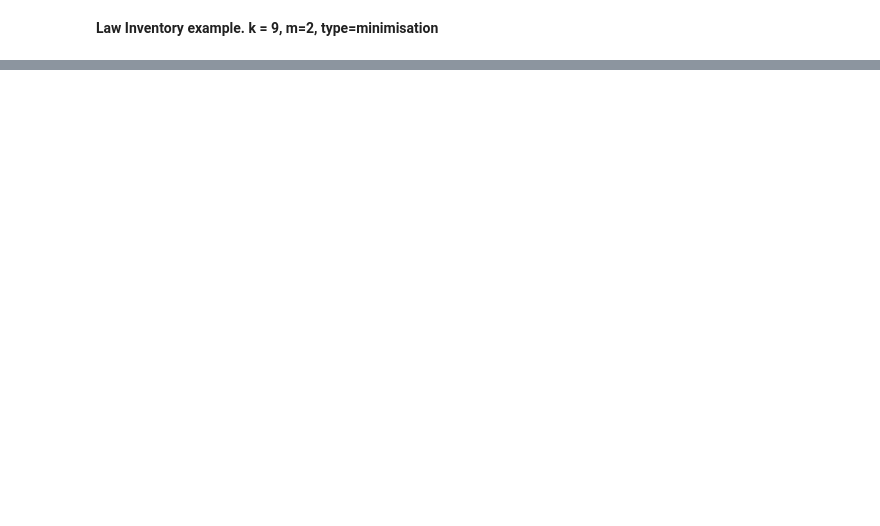
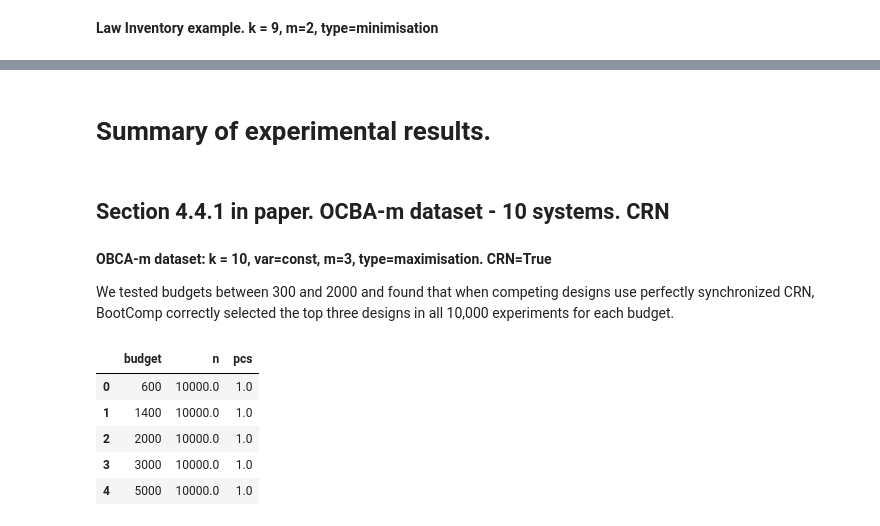
Before and after one commit to CLAHRCWessex/subset-selection-problem, a Jupyter notebook: BootComp_Experiments.ipynb, the cells around one changed output, grey strips where cells are left out. Cells and saved outputs as stored; diff of their text form; code cells hidden in the pictures; blank space fills up the shorter version.

```diff
--- a/BootComp_Experiments.ipynb
+++ b/BootComp_Experiments.ipynb
@@ -425,0 +547,2 @@ pd.DataFrame(results_law_min)
+# %% [markdown]
+# Summary of experimental results.
@@ -425,0 +571,17 @@ pd.DataFrame(results_law_min)
+# %% [markdown]
+## Section 4.4.1 in paper.  OCBA-m dataset - 10 systems. CRN
+# %% [markdown]
+**OBCA-m dataset: k = 10, var=const, m=3, type=maximisation. CRN=True**
+
+We tested budgets between 300 and 2000 and found that when competing designs use perfectly synchronized CRN, BootComp correctly selected the top three designs in all 10,000 experiments for each budget.
+# %%
+budgets = [600, 1400, 2000, 3000, 5000]
+pcs_1 = format_results(results1, budgets)
+pcs_1
+# %% [output]
+|  | budget | n | pcs |
+| 0 | 600 | 10000.0 | 1.0 |
+| 1 | 1400 | 10000.0 | 1.0 |
+| 2 | 2000 | 10000.0 | 1.0 |
+| 3 | 3000 | 10000.0 | 1.0 |
+| 4 | 5000 | 10000.0 | 1.0 |
```
Also changed, not shown: parts of 42 cells of this notebook, 10 other files.
